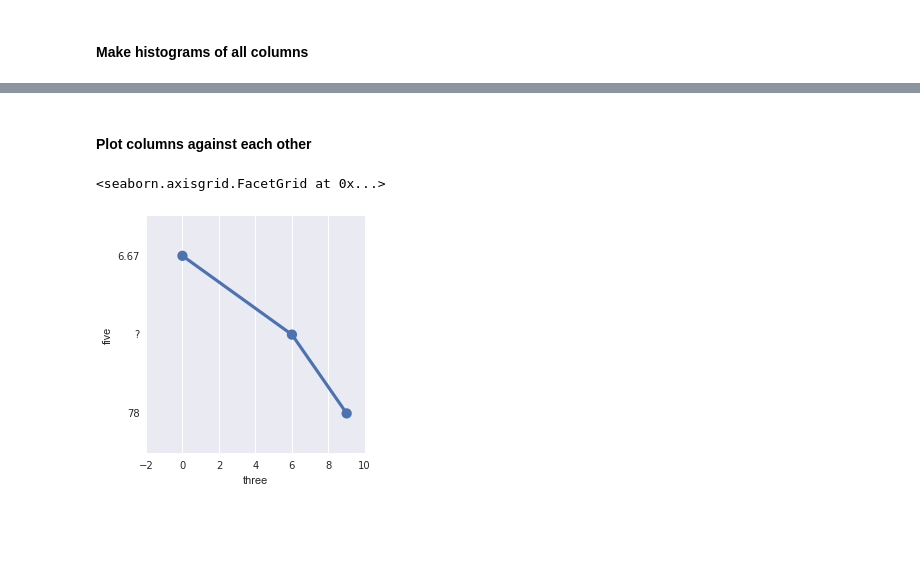
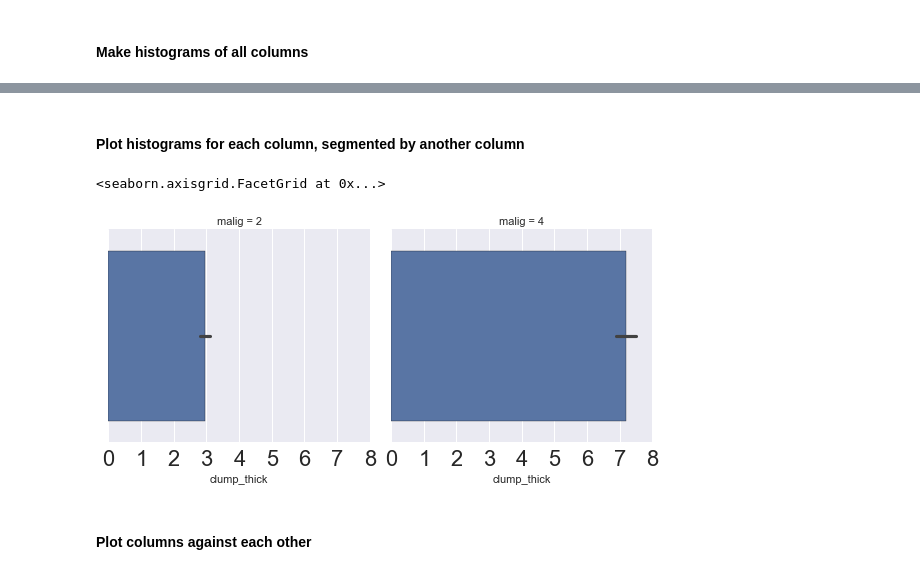
Before and after one commit to balmandhunter/general_data_analysis, a Jupyter notebook: berk_data_analysis.ipynb, the cells around one changed output, grey strips where cells are left out. Cells and saved outputs as stored; diff of their text form; code cells hidden in the pictures; blank space fills up the shorter version.

```diff
--- a/berk_data_analysis.ipynb
+++ b/berk_data_analysis.ipynb
@@ -119,7 +156,9 @@ Cannon plot column four
+# %% [markdown]
+#### Plot histograms for each column, segmented by another column
+# %%
+sns.factorplot("clump_thick", data=df, col="malig", kind='bar')
+# %% [output]
+<seaborn.axisgrid.FacetGrid at 0x...>
+[figure, added]
 # %% [markdown]
 #### Plot columns against each other
-# %%
-sns.factorplot(data=df, x="three", y="five")
-# %% [output]
-<seaborn.axisgrid.FacetGrid at 0x...>
-[figure, removed]
```
Also changed, not shown: parts of 55 cells of this notebook, 2 other files.
